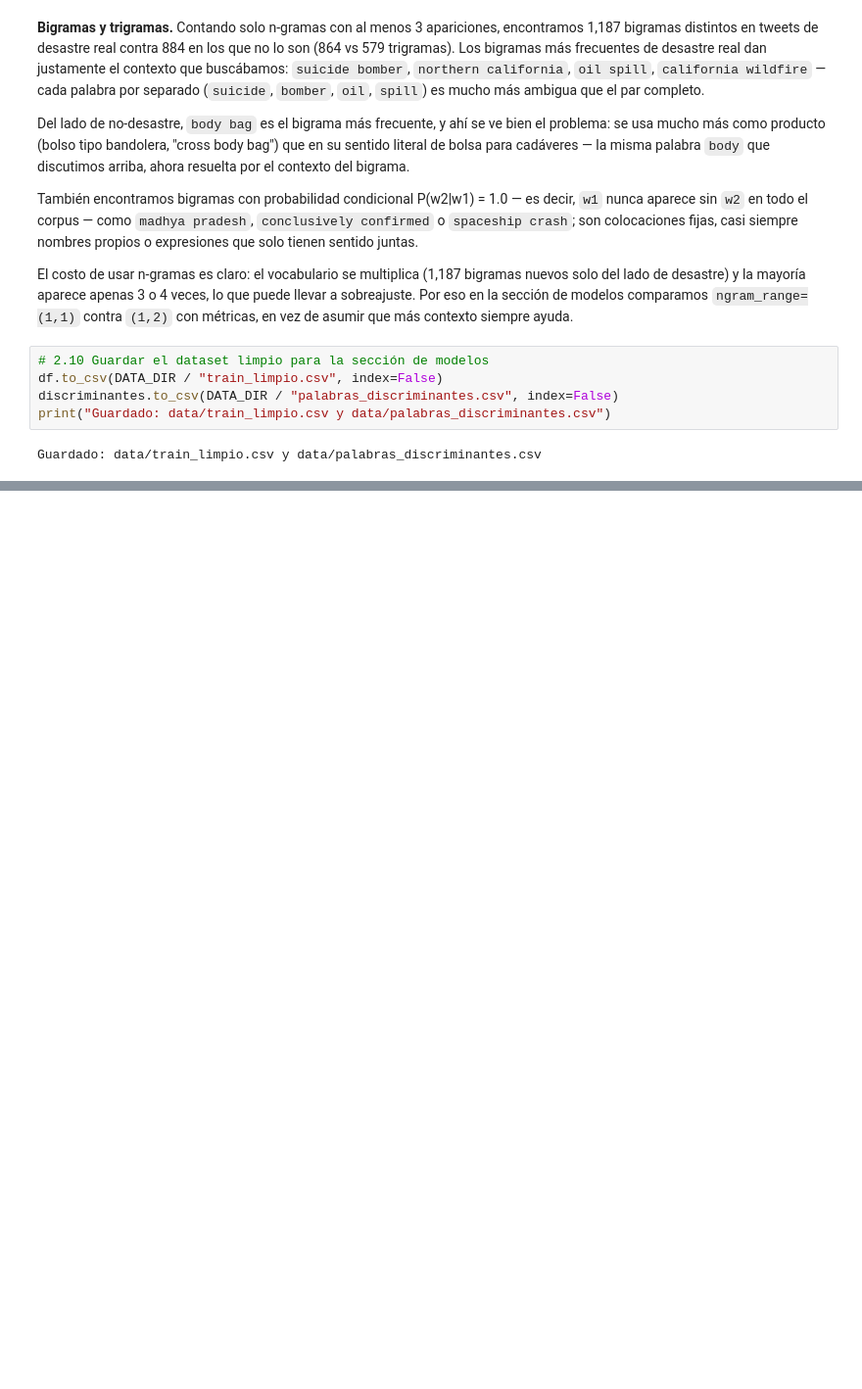
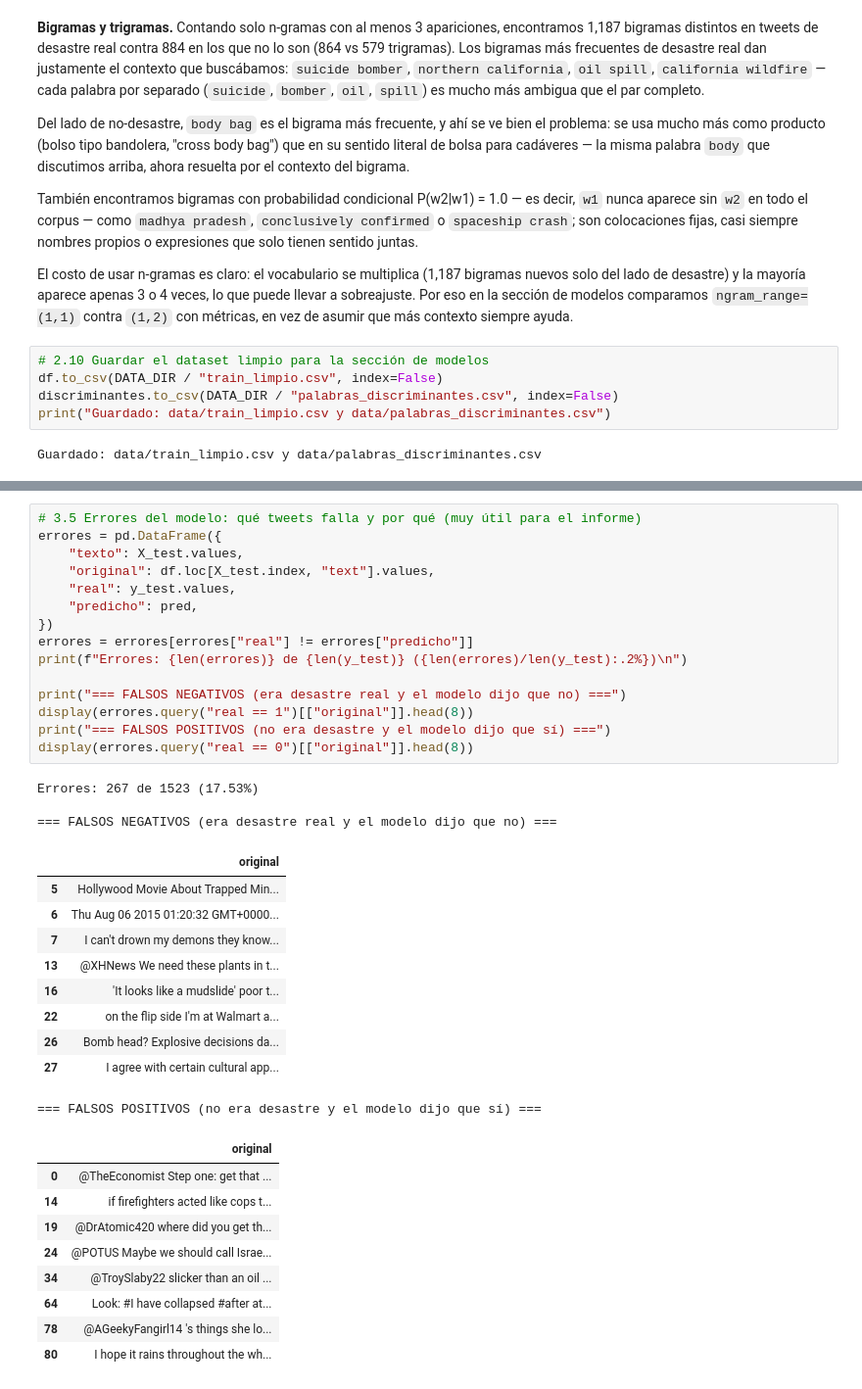
Before and after one commit to erickguerra2/LAB05-DATA, a Jupyter notebook: Laboratorio5.ipynb, the cells around one changed output, grey strips where cells are left out. Shown at 98% size. Saved outputs shown, nothing was run; the diff lists cells and outputs as text; blank space fills up the shorter version.

```diff
--- a/Laboratorio5.ipynb
+++ b/Laboratorio5.ipynb
@@ -833,0 +982,38 @@ Guardado: data/train_limpio.csv y data/palabras_discriminantes.csv
+# %%
+# 3.5 Errores del modelo: qué tweets falla y por qué (muy útil para el informe)
+errores = pd.DataFrame({
+    "texto": X_test.values,
+    "original": df.loc[X_test.index, "text"].values,
+    "real": y_test.values,
+    "predicho": pred,
+})
+errores = errores[errores["real"] != errores["predicho"]]
+print(f"Errores: {len(errores)} de {len(y_test)} ({len(errores)/len(y_test):.2%})\n")
+
+print("=== FALSOS NEGATIVOS (era desastre real y el modelo dijo que no) ===")
+display(errores.query("real == 1")[["original"]].head(8))
+print("=== FALSOS POSITIVOS (no era desastre y el modelo dijo que sí) ===")
+display(errores.query("real == 0")[["original"]].head(8))
+# %% [output]
+Errores: 267 de 1523 (17.53%)
+
+=== FALSOS NEGATIVOS (era desastre real y el modelo dijo que no) ===
+|  | original |
+| 5 | Hollywood Movie About Trapped Min... |
+| 6 | Thu Aug 06 2015 01:20:32 GMT+0000... |
+| 7 | I can't drown my demons they know... |
+| 13 | @XHNews We need these plants in t... |
+| 16 | 'It looks like a mudslide' poor t... |
+| 22 | on the flip side I'm at Walmart a... |
+| 26 | Bomb head? Explosive decisions da... |
+| 27 | I agree with certain cultural app... |
+=== FALSOS POSITIVOS (no era desastre y el modelo dijo que sí) ===
+|  | original |
+| 0 | @TheEconomist Step one: get that ... |
+| 14 | if firefighters acted like cops t... |
+| 19 | @DrAtomic420 where did you get th... |
+| 24 | @POTUS Maybe we should call Israe... |
+| 34 | @TroySlaby22 slicker than an oil ... |
+| 64 | Look: #I have collapsed #after at... |
+| 78 | @AGeekyFangirl14 's things she lo... |
+| 80 | I hope it rains throughout the wh... |
```
Also changed, not shown: parts of 7 cells of this notebook.
